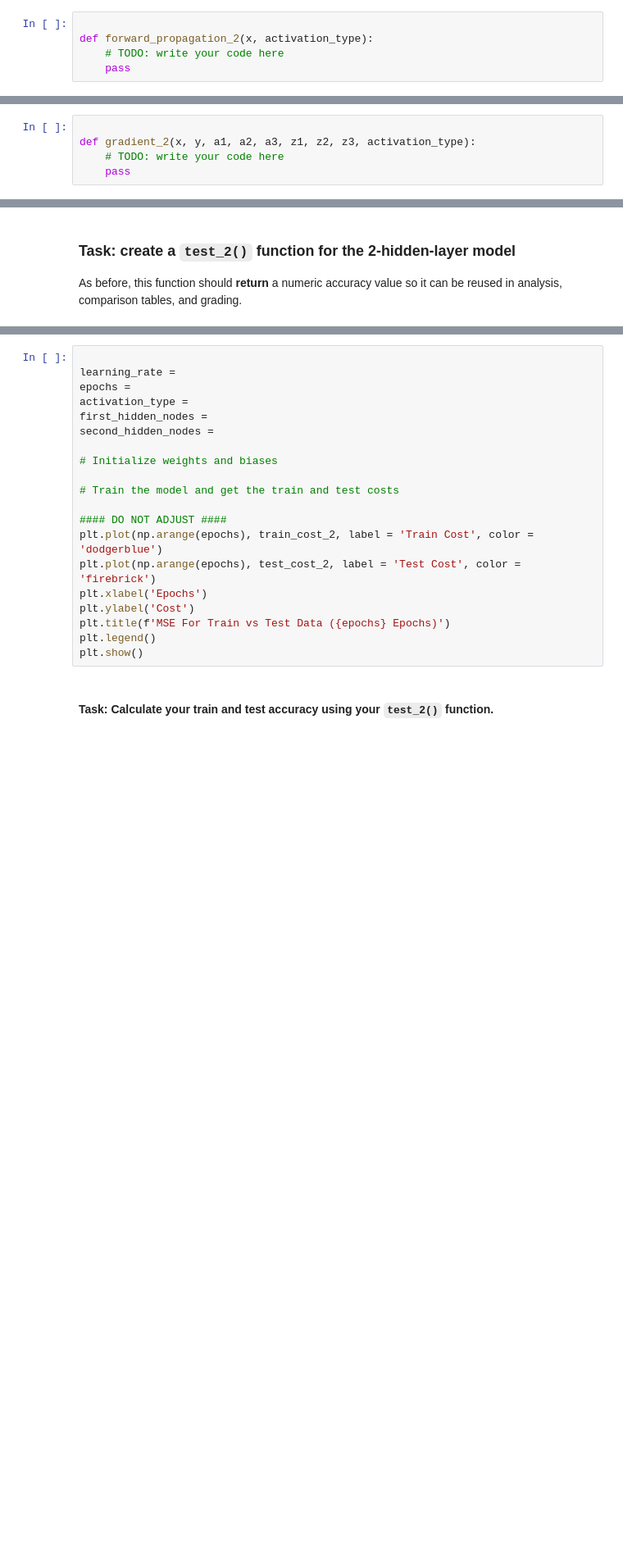
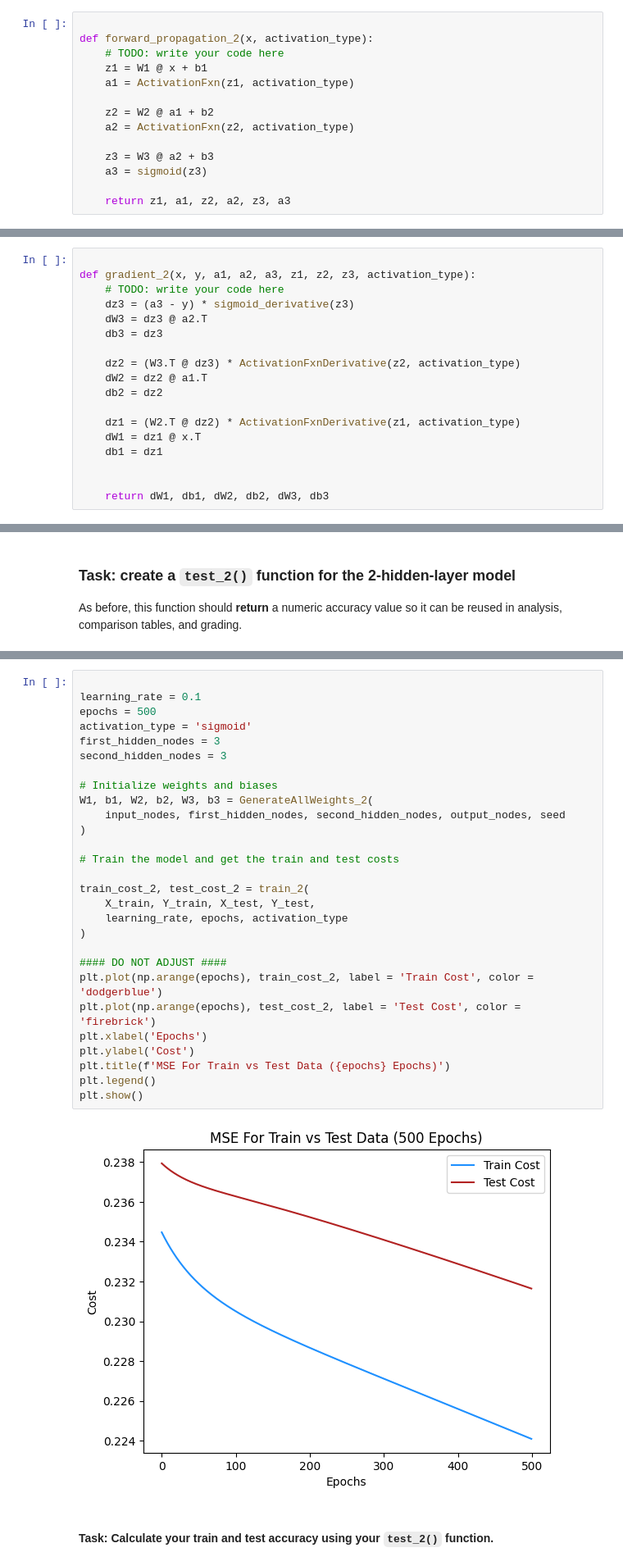
Before and after one commit to MaxGuryan9/Project_4, a Jupyter notebook: Project4_student-1.ipynb, the cells around one changed output, grey strips where cells are left out. Shown at 82% size. Cells and saved outputs as stored; diff of their text form; blank space fills up the shorter version.

```diff
--- a/Project4_student-1.ipynb
+++ b/Project4_student-1.ipynb
@@ -683,7 +703,16 @@ Make sure you return the intermediate values needed for backpropagation.
 
 def forward_propagation_2(x, activation_type):
     # TODO: write your code here
-    pass
+    z1 = W1 @ x + b1
+    a1 = ActivationFxn(z1, activation_type)
+
+    z2 = W2 @ a1 + b2
+    a2 = ActivationFxn(z2, activation_type)
+
+    z3 = W3 @ a2 + b3
+    a3 = sigmoid(z3)
+
+    return z1, a1, z2, a2, z3, a3
 # %% [markdown]
 ### Task: Define the batch output helper for the 2-hidden-layer model
 
@@ -706,7 +742,20 @@ You now need to carry gradient information backward through:
 
 def gradient_2(x, y, a1, a2, a3, z1, z2, z3, activation_type):
     # TODO: write your code here
-    pass
+    dz3 = (a3 - y) * sigmoid_derivative(z3)
+    dW3 = dz3 @ a2.T
+    db3 = dz3
+
+    dz2 = (W3.T @ dz3) * ActivationFxnDerivative(z2, activation_type)
+    dW2 = dz2 @ a1.T
+    db2 = dz2
+
+    dz1 = (W2.T @ dz2) * ActivationFxnDerivative(z1, activation_type)
+    dW1 = dz1 @ x.T
+    db1 = dz1
+
+
+    return dW1, db1, dW2, db2, dW3, db3
 # %% [markdown]
 ### Task: Implement the 2-hidden-layer training loop
 
@@ -745,24 +850,34 @@ Make sure to name your outputs from train_2 `train_cost_2` and `test_cost_2` so
 This is your first full check that the deeper model works correctly before you start the experiment sections.
 # %%
 
-learning_rate =
-epochs =
-activation_type =
-first_hidden_nodes =
-second_hidden_nodes =
+learning_rate = 0.1
+epochs = 500
+activation_type = 'sigmoid'
+first_hidden_nodes = 3
+second_hidden_nodes = 3
 
 # Initialize weights and biases
+W1, b1, W2, b2, W3, b3 = GenerateAllWeights_2(
+    input_nodes, first_hidden_nodes, second_hidden_nodes, output_nodes, seed
+)
 
 # Train the model and get the train and test costs
+
+train_cost_2, test_cost_2 = train_2(
+    X_train, Y_train, X_test, Y_test,
+    learning_rate, epochs, activation_type
+)
 
 #### DO NOT ADJUST ####
 plt.plot(np.arange(epochs), train_cost_2, label = 'Train Cost', color = 'dodgerblue')
 plt.plot(np.arange(epochs), test_cost_2, label = 'Test Cost', color = 'firebrick')
 plt.xlabel('Epochs')
 plt.ylabel('Cost')
 plt.title(f'MSE For Train vs Test Data ({epochs} Epochs)')
 plt.legend()
 plt.show()
+# %% [output]
+[figure, added]
 # %% [markdown]
 #### Task: Calculate your train and test accuracy using your `test_2()` function.
 # %%
```
Also changed, not shown: parts of 12 cells of this notebook.
